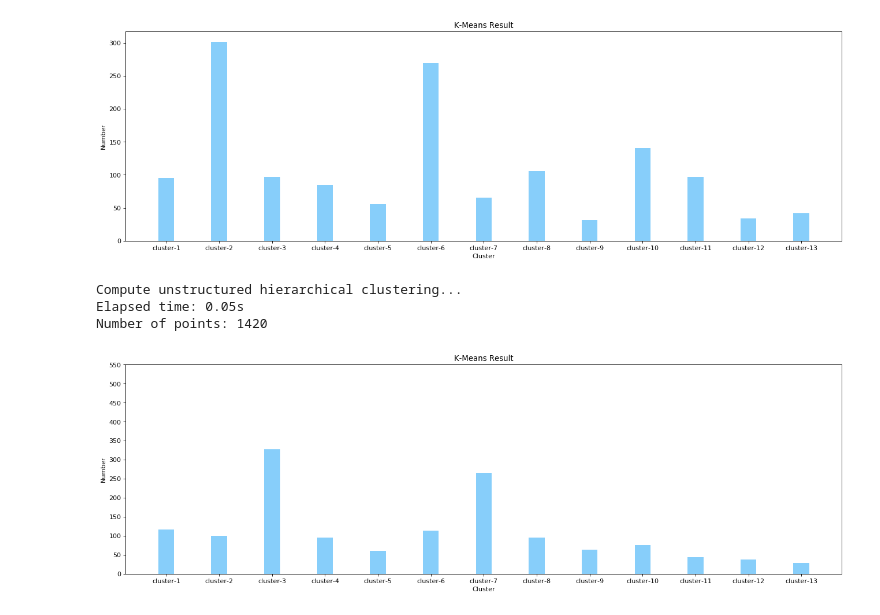
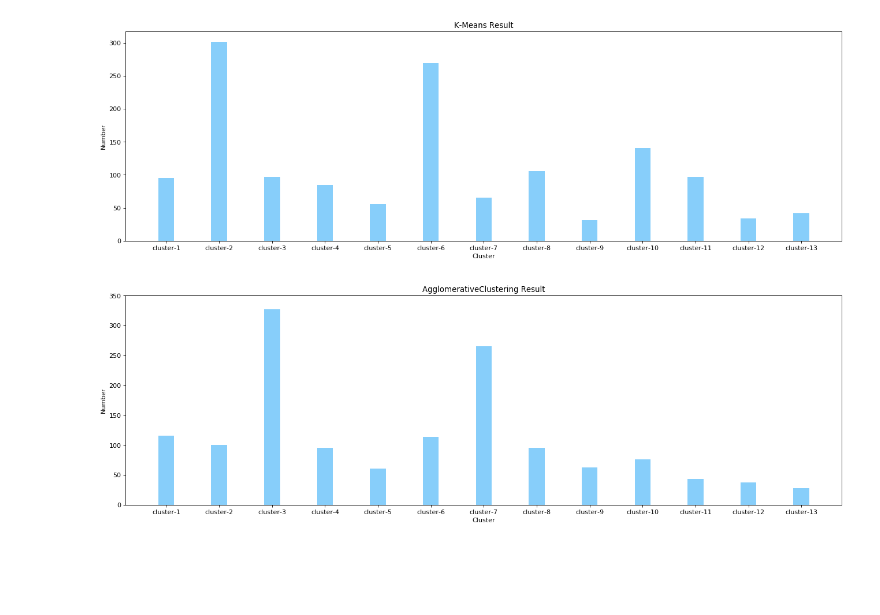
Before and after one commit to WeiTing35/python-machine-learning-clustering, a Jupyter notebook: clustering_basic.ipynb, the cells around one changed output. Drawn from its saved outputs; the diff is of its cells as text; code cells hidden in the pictures; blank space fills up the shorter version.

```diff
--- a/clustering_basic.ipynb
+++ b/clustering_basic.ipynb
@@ -115,17 +96,0 @@ from sklearn.datasets.samples_generator import make_swiss_roll
-# %%
-# #############################################################################
-# Compute clustering
-print("Compute unstructured hierarchical clustering...")
-st = time.time()
-#ward=AgglomerativeClustering(n_clusters=2, affinity='euclidean', memory=Memory(cachedir=None), connectivity=None, n_components=None, compute_full_tree='auto', linkage='ward')
-#ward = AgglomerativeClustering(n_clusters=6, linkage='ward').fit(matrix)
-#ward = AgglomerativeClustering(memory='mycachedir', compute_full_tree=True, n_clusters=2).fit(matrix)
-ward=AgglomerativeClustering(n_clusters=13,linkage="ward", affinity="euclidean").fit(matrix)
-elapsed_time = time.time() - st
-label = ward.labels_
-print("Elapsed time: %.2fs" % elapsed_time)
-print("Number of points: %i" % label.size)
-# %% [output]
-Compute unstructured hierarchical clustering...
-Elapsed time: 0.05s
-Number of points: 1420
@@ -132,24 +101,24 @@ Number of points: 1420
 # %%
 plt.figure(figsize=(20, 6), dpi=80)  # set fig
-plt.subplot(1, 1, 1)                # set the plot size
+plt.subplot(1, 1, 1)                 # set the plot size
 N = 13                               # bar numbers
+
 values = (np.sum(label == 0), np.sum(label == 1),np.sum(label == 2),
          np.sum(label == 3),np.sum(label == 4),np.sum(label == 5),
          np.sum(label == 6),np.sum(label == 7),np.sum(label == 8),
          np.sum(label == 9),np.sum(label == 10),np.sum(label == 11),np.sum(label == 12)
          ) # set values for dirrerent bars
 
 index = np.arange(N)                                                # num of each bar
-width = 0.3                                                        # width of the bar
+width = 0.3                                                         # width of the bar
 p2 = plt.bar(index, values, width, label="--", color="#87CEFA")     # plot set the color
 
-plt.xlabel('Cluster')                               # set xlabel
-plt.ylabel('Number')                                # set ylabel
-plt.title('K-Means Result')                         # set title
+plt.xlabel('Cluster')                                               # set xlabel
+plt.ylabel('Number')                                                # set ylabel
+plt.title('AgglomerativeClustering Result')                         # set title
 plt.xticks(index, ('cluster-1', 'cluster-2','cluster-3','cluster-4','cluster-5','cluster-6','cluster-7',
                   'cluster-8','cluster-9','cluster-10','cluster-11','cluster-12','cluster-13',))       # set the name of each bar
-plt.yticks(np.arange(0, 600, 50))                   # from 0~35000(50000 for each separate)
-#plt.legend(loc="upper right")
-plt.show()
+plt.yticks(np.arange(0, 400, 50))                   # from 0~35000(50000 for each separate)
+plt.show()     #show
 # %% [output]
-[figure, old version]
+[figure, new version]
```
Also changed, not shown: parts of 8 cells of this notebook.
